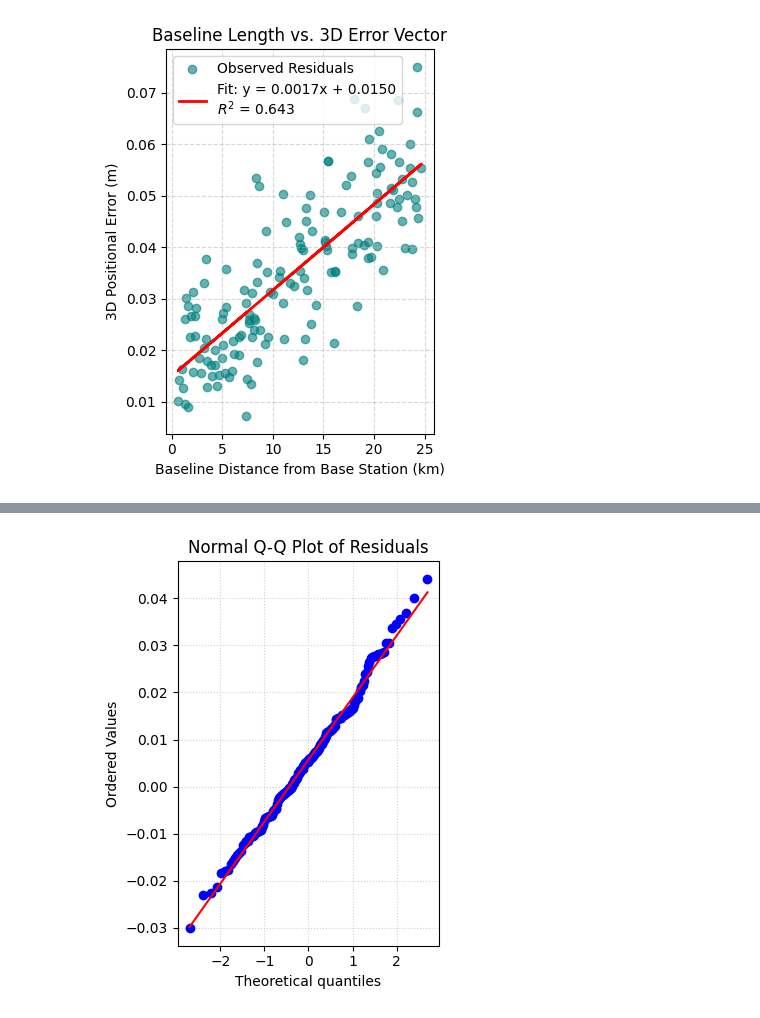
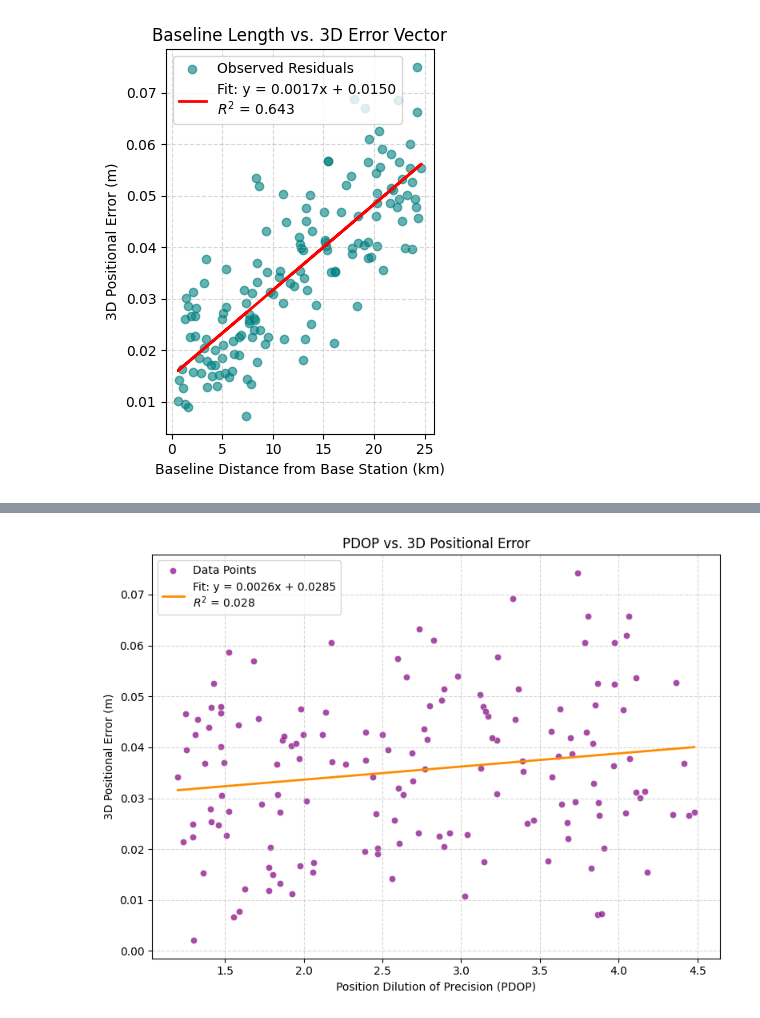
Before and after one commit to stephenwacha743-maker/GEO2102-GROUP2-HOSTEL-ASSIGNMENT, a Jupyter notebook: STATISITICAL_ANALYSIS_COURSEWORK.ipynb, the cells around one changed output, grey strips where cells are left out. Cells and saved outputs as stored; diff of their text form; code cells hidden in the pictures.

```diff
--- a/STATISITICAL_ANALYSIS_COURSEWORK.ipynb
+++ b/STATISITICAL_ANALYSIS_COURSEWORK.ipynb
@@ -29,6 +67,17 @@ df = pd.DataFrame({
     'Error_3D_m': error_3d
 })
 # %%
+# Ensure DataFrame is defined in case preceding cell wasn't executed
+df = pd.DataFrame({
+    'Baseline_km': baseline_length_km,
+    'PDOP': pdop,
+    'Error_E_m': error_e,
+    'Error_N_m': error_n,
+    'Error_H_m': error_h,
+    'Error_3D_m': error_3d
+})
+
+# Descriptive & Statistical Correlation Analysis
 print("--- DESCRIPTIVE STATISTICS ---")
 print(df.describe().T[['mean', 'std', 'min', '50%', 'max']])
 print("\n" + "="*50 + "\n")
@@ -190,5 +158,0 @@ error_3d_m  = np.array([0.008, 0.011, 0.013, 0.015, 0.019, 0.022, 0.025, 0.028,
-# %%
-df = pd.DataFrame({
-    'Baseline_km': baseline_km,
-    'Error_3D_m': error_3d_m
-})
@@ -327,10 +159,26 @@ plt.grid(True, linestyle=':', alpha=0.6)
-# %%
-plt.subplot(1, 2, 2)
-stats.probplot(residuals, dist="norm", plot=plt)
-plt.title('Normal Q-Q Plot of Residuals')
-plt.grid(True, linestyle=':', alpha=0.6)
-
-plt.tight_layout()
-plt.show()
-# %% [output]
-[figure, removed]
+# %%
+import matplotlib.pyplot as plt
+import seaborn as sns
+import scipy.stats as stats
+
+# Calculate regression statistics for PDOP vs 3D Error
+slope_pdop, intercept_pdop, r_val_pdop, p_val_pdop, std_err_pdop = stats.linregress(df['PDOP'], df['Error_3D_m'])
+
+plt.figure(figsize=(8, 6))
+sns.scatterplot(data=df, x='PDOP', y='Error_3D_m', color='purple', alpha=0.7, label='Data Points')
+
+# Plot the regression trendline
+x_vals = np.linspace(df['PDOP'].min(), df['PDOP'].max(), 100)
+y_vals = intercept_pdop + slope_pdop * x_vals
+plt.plot(x_vals, y_vals, color='darkorange', linewidth=2,
+         label=f'Fit: y = {slope_pdop:.4f}x + {intercept_pdop:.4f}\n$R^2$ = {r_val_pdop**2:.3f}')
+
+plt.title('PDOP vs. 3D Positional Error')
+plt.xlabel('Position Dilution of Precision (PDOP)')
+plt.ylabel('3D Positional Error (m)')
+plt.grid(True, linestyle='--', alpha=0.5)
+plt.legend()
+plt.tight_layout()
+plt.show()
+# %% [output]
+[figure, added]
```
Also changed, not shown: parts of 31 cells of this notebook.
